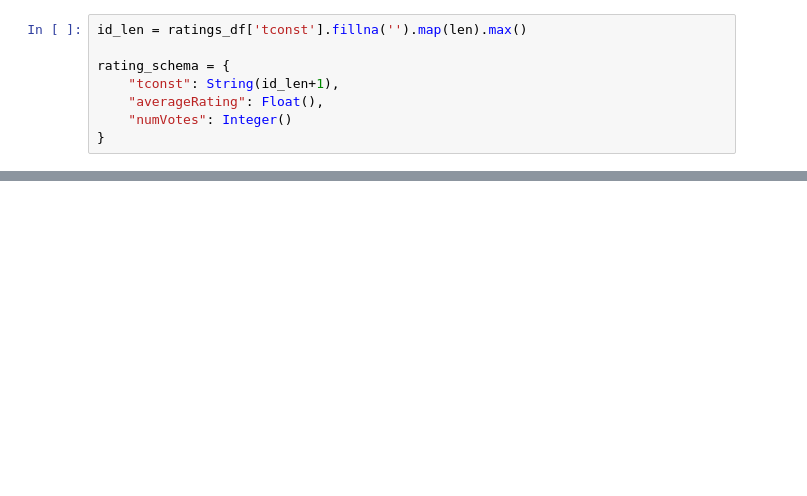
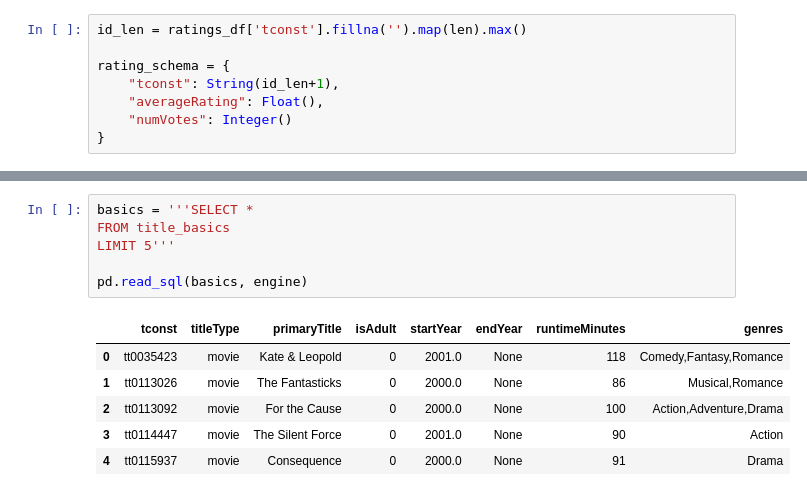
Before and after one commit to jamesbelk0/IMDB_MySQL_Database, a Jupyter notebook: SQL Database.ipynb, the cells around one changed output, grey strips where cells are left out. Saved outputs shown, nothing was run; the diff lists cells and outputs as text; blank space fills up the shorter version.

```diff
--- a/SQL Dataset.ipynb
+++ b/SQL Database.ipynb
@@ -282,0 +305,13 @@ ratings_df.to_sql('rating', engine, dtype=rating_schema, if_exists='replace', in
+# %%
+basics = '''SELECT *
+FROM title_basics
+LIMIT 5'''
+
+pd.read_sql(basics, engine)
+# %% [output]
+|  | tconst | titleType | primaryTitle | isAdult | startYear | endYear | runtimeMinutes | genres |
+| 0 | tt0035423 | movie | Kate & Leopold | 0 | 2001.0 | None | 118 | Comedy,Fantasy,Romance |
+| 1 | tt0113026 | movie | The Fantasticks | 0 | 2000.0 | None | 86 | Musical,Romance |
+| 2 | tt0113092 | movie | For the Cause | 0 | 2000.0 | None | 100 | Action,Adventure,Drama |
+| 3 | tt0114447 | movie | The Silent Force | 0 | 2001.0 | None | 90 | Action |
+| 4 | tt0115937 | movie | Consequence | 0 | 2000.0 | None | 91 | Drama |
```
Also changed, not shown: parts of 23 cells of this notebook.
